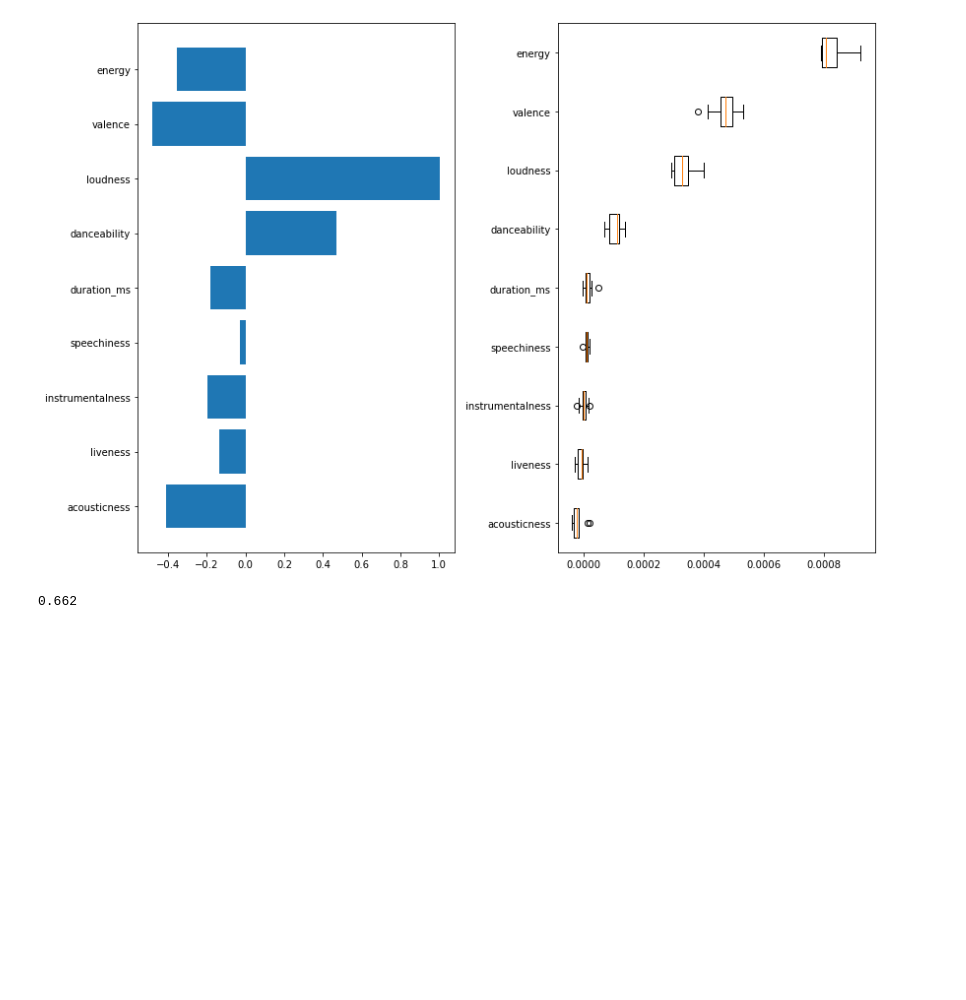
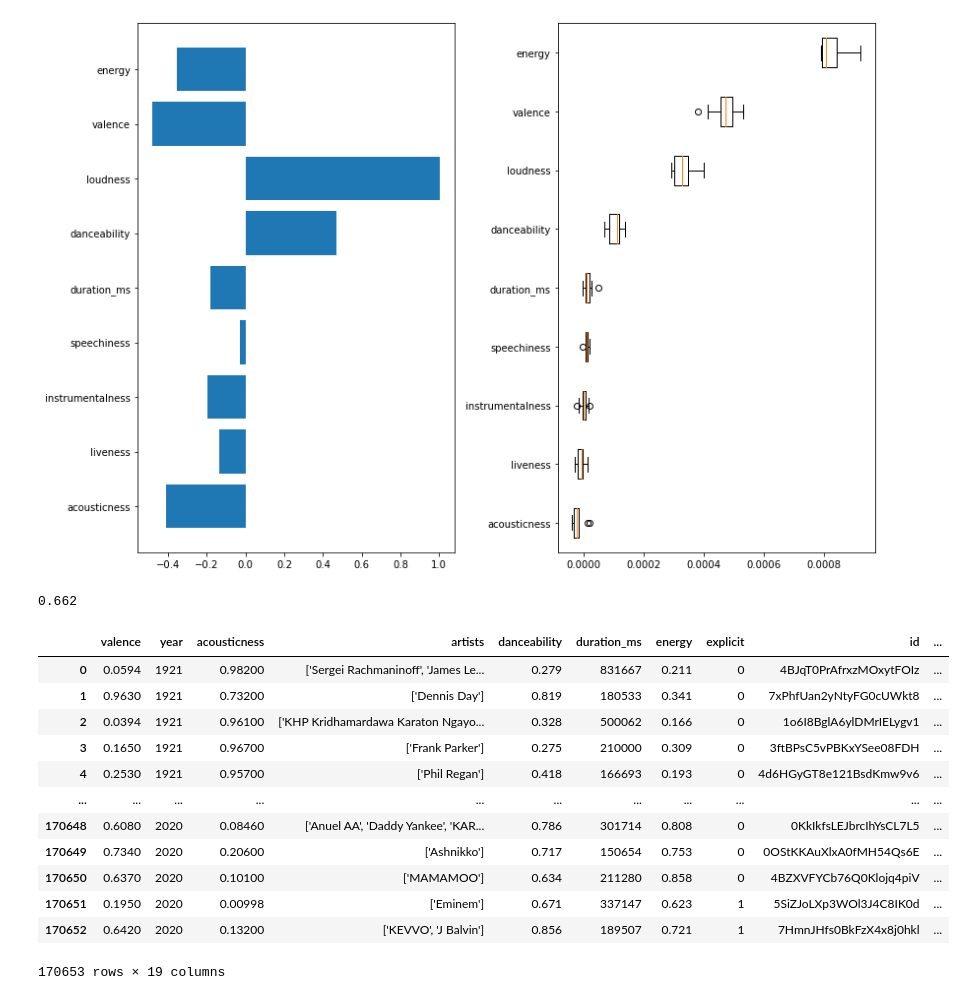
Before and after one commit to lorinhelfenstein/Spotify, a Jupyter notebook: notebooks/lorin/Song Popularity Predictor.ipynb, the cells around one changed output. Saved outputs shown, nothing was run; the diff lists cells and outputs as text; code cells hidden in the pictures; blank space fills up the shorter version.

```diff
--- a/notebooks/lorin/Song Popularity Predictor.ipynb
+++ b/notebooks/lorin/Song Popularity Predictor.ipynb
@@ -316,3 +316,20 @@ plt.show()
 df4["energy"].median()
 # %% [output]
 0.662
+# %%
+data = pd.read_csv("../../data/data_o.csv")
+data
+# %% [output]
+|  | valence | year | acousticness | artists | danceability | duration_ms | energy | explicit | id | ... |
+| 0 | 0.0594 | 1921 | 0.98200 | ['Sergei Rachmaninoff', 'James Le... | 0.279 | 831667 | 0.211 | 0 | 4BJqT0PrAfrxzMOxytFOIz | ... |
+| 1 | 0.9630 | 1921 | 0.73200 | ['Dennis Day'] | 0.819 | 180533 | 0.341 | 0 | 7xPhfUan2yNtyFG0cUWkt8 | ... |
+| 2 | 0.0394 | 1921 | 0.96100 | ['KHP Kridhamardawa Karaton Ngayo... | 0.328 | 500062 | 0.166 | 0 | 1o6I8BglA6ylDMrIELygv1 | ... |
+| 3 | 0.1650 | 1921 | 0.96700 | ['Frank Parker'] | 0.275 | 210000 | 0.309 | 0 | 3ftBPsC5vPBKxYSee08FDH | ... |
+| 4 | 0.2530 | 1921 | 0.95700 | ['Phil Regan'] | 0.418 | 166693 | 0.193 | 0 | 4d6HGyGT8e121BsdKmw9v6 | ... |
+| ... | ... | ... | ... | ... | ... | ... | ... | ... | ... | ... |
+| 170648 | 0.6080 | 2020 | 0.08460 | ['Anuel AA', 'Daddy Yankee', 'KAR... | 0.786 | 301714 | 0.808 | 0 | 0KkIkfsLEJbrcIhYsCL7L5 | ... |
+| 170649 | 0.7340 | 2020 | 0.20600 | ['Ashnikko'] | 0.717 | 150654 | 0.753 | 0 | 0OStKKAuXlxA0fMH54Qs6E | ... |
+| 170650 | 0.6370 | 2020 | 0.10100 | ['MAMAMOO'] | 0.634 | 211280 | 0.858 | 0 | 4BZXVFYCb76Q0Klojq4piV | ... |
+| 170651 | 0.1950 | 2020 | 0.00998 | ['Eminem'] | 0.671 | 337147 | 0.623 | 1 | 5SiZJoLXp3WOl3J4C8IK0d | ... |
+| 170652 | 0.6420 | 2020 | 0.13200 | ['KEVVO', 'J Balvin'] | 0.856 | 189507 | 0.721 | 1 | 7HmnJHfs0BkFzX4x8j0hkl | ... |
+170653 rows × 19 columns
```
Also changed, not shown: parts of 3 cells of this notebook, 1 other file.
